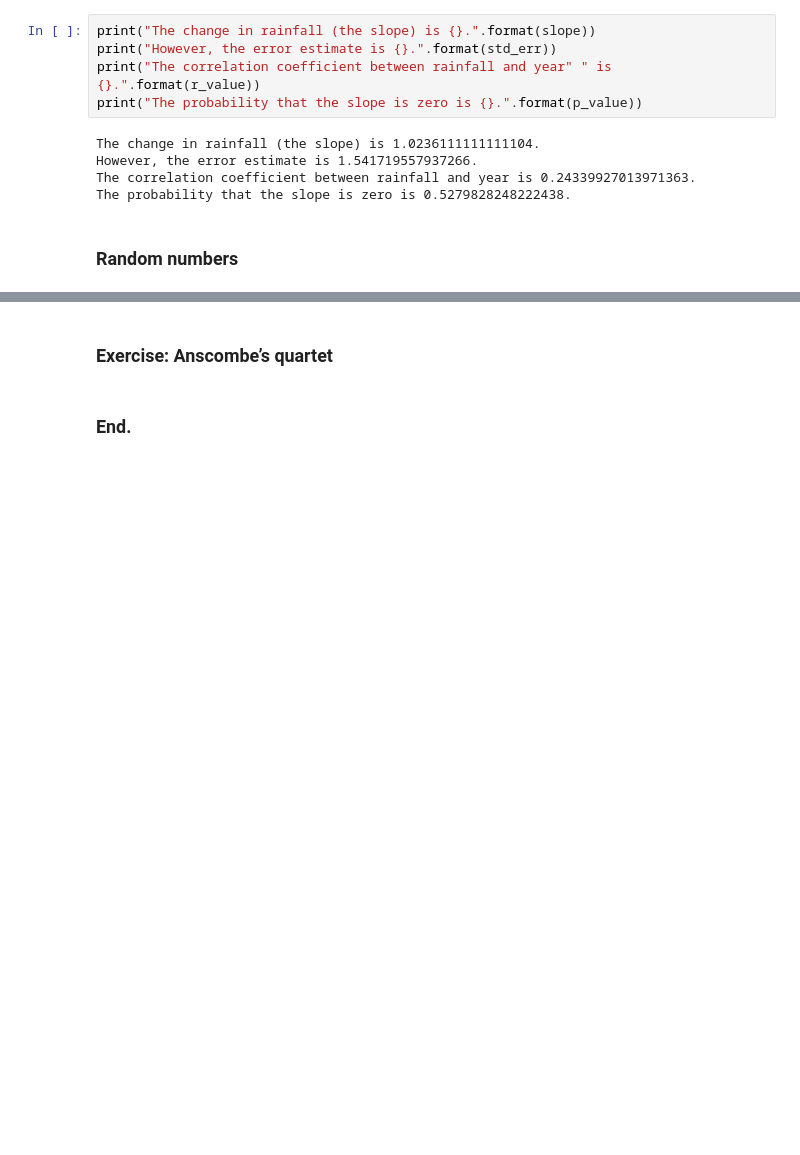
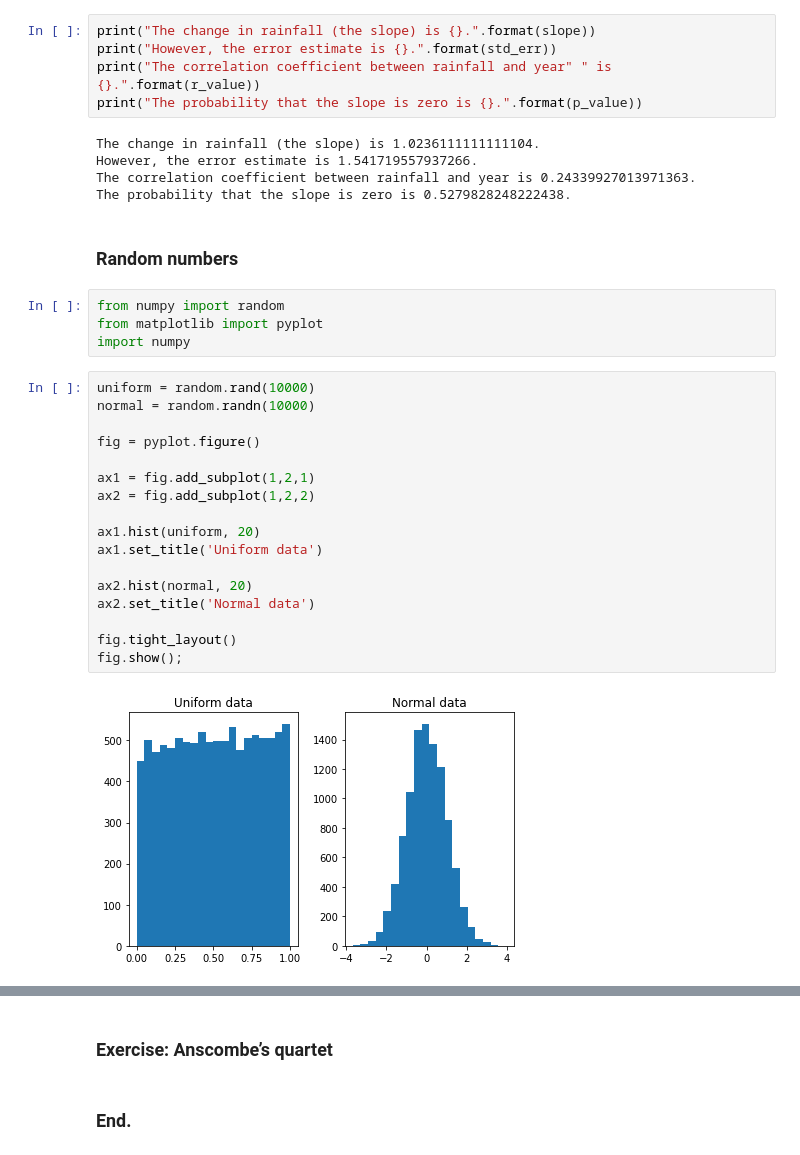
Before and after one commit to caiquemiranda/maths-with-python, a Jupyter notebook: 08-Statistics.ipynb, the cells around one changed output, grey strips where cells are left out. Drawn from its saved outputs; the diff is of its cells as text; blank space fills up the shorter version.

```diff
--- a/08-Statistics.ipynb
+++ b/08-Statistics.ipynb
@@ -128,3 +128,26 @@ The correlation coefficient between rainfall and year is 0.24339927013971363.
 The probability that the slope is zero is 0.5279828248222438.
 # %% [markdown]
 ### Random numbers
+# %%
+from numpy import random
+from matplotlib import pyplot
+import numpy
+# %%
+uniform = random.rand(10000)
+normal = random.randn(10000)
+
+fig = pyplot.figure()
+
+ax1 = fig.add_subplot(1,2,1)
+ax2 = fig.add_subplot(1,2,2)
+
+ax1.hist(uniform, 20)
+ax1.set_title('Uniform data')
+
+ax2.hist(normal, 20)
+ax2.set_title('Normal data')
+
+fig.tight_layout()
+fig.show();
+# %% [output]
+[figure, added]
```
Also changed, not shown: parts of 3 cells of this notebook.
